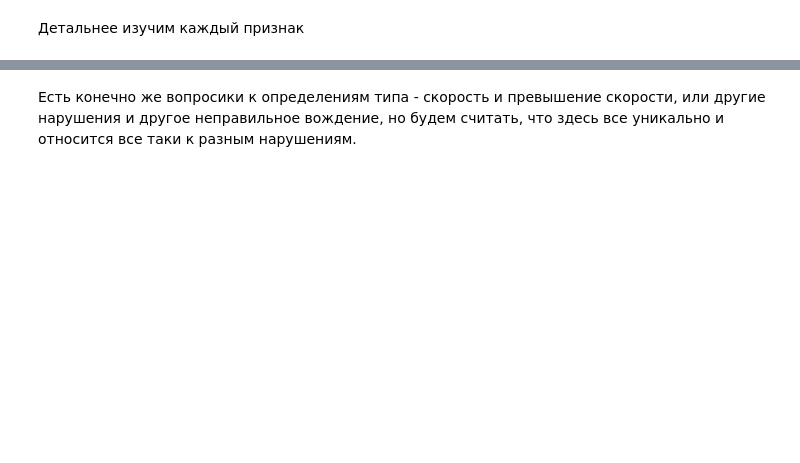
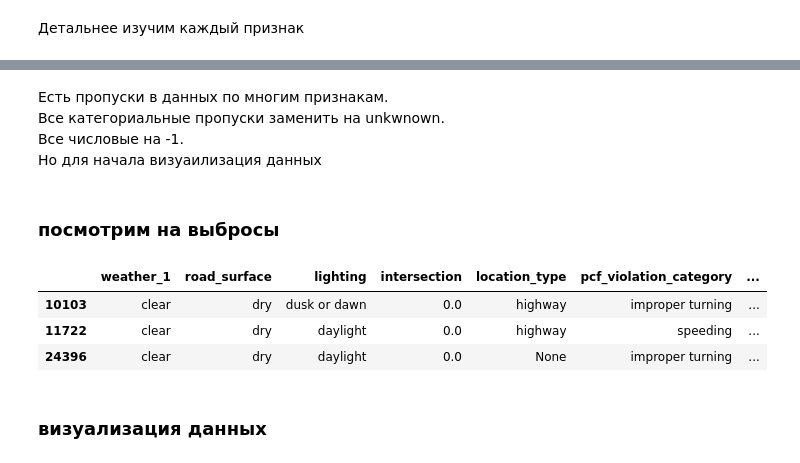
Before and after one commit to Ankudar/yandex_practicum_ds, a Jupyter notebook: 13) Sborniy_proekt_3-4/project.ipynb, the cells around one changed output, grey strips where cells are left out. Cells and saved outputs as stored; diff of their text form; code cells hidden in the pictures; blank space fills up the shorter version.

```diff
--- a/13) Sborniy_proekt_3-4/project.ipynb
+++ b/13) Sborniy_proekt_3-4/project.ipynb
@@ -544,2 +446,29 @@ array(['normal', 'construction', 'loose material', None, 'obstruction',
-# %% [markdown]
-Есть конечно же вопросики к определениям типа - скорость и превышение скорости, или другие нарушения и другое неправильное вождение, но будем считать, что здесь все уникально и относится все таки к разным нарушениям.
+# %% [markdown]
+Есть пропуски в данных по многим признакам.
+Все категориальные пропуски заменить на unkwnown.
+Все числовые на -1.
+Но для начала визуаилизация данных
+# %% [markdown]
+### посмотрим на выбросы
+# %%
+# я честно не понимаю смысл этого признака
+# что нам даст информация что дтп произошло в 100 км от главной дороги?!
+
+df[df['distance'] > 100000]
+
+
+
+
+#  3   intersection            51256 non-null  float64
+#  9   distance                51413 non-null  float64
+#  12  party_number            51413 non-null  int64
+#  13  at_fault                51413 non-null  int64
+#  16  cellphone_in_use        47485 non-null  float64
+#  18  vehicle_age             51413 non-null  int64
+# %% [output]
+|  | weather_1 | road_surface | lighting | intersection | location_type | pcf_violation_category | ... |
+| 10103 | clear | dry | dusk or dawn | 0.0 | highway | improper turning | ... |
+| 11722 | clear | dry | daylight | 0.0 | highway | speeding | ... |
+| 24396 | clear | dry | daylight | 0.0 | None | improper turning | ... |
+# %% [markdown]
+### визуализация данных
```
Also changed, not shown: parts of 21 cells of this notebook, 1 other file.
